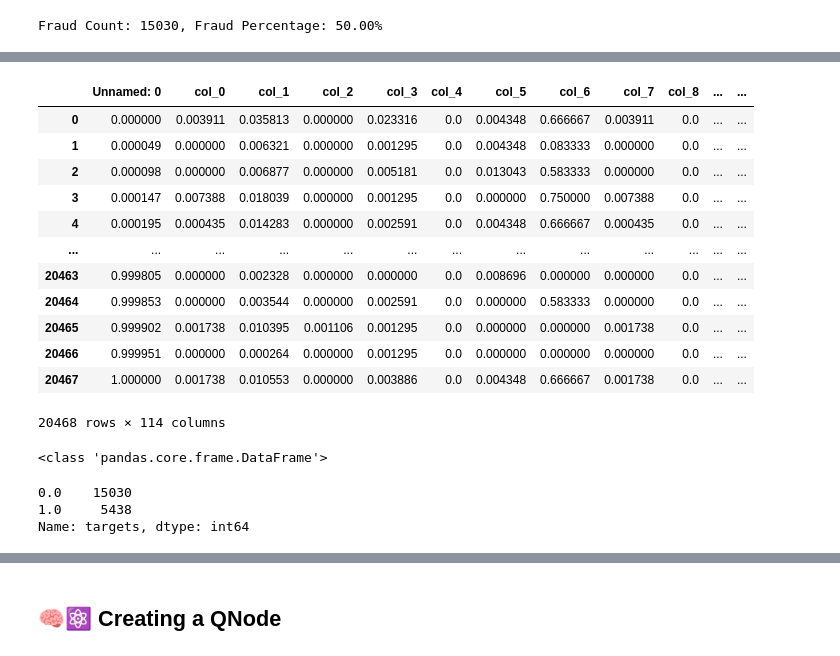
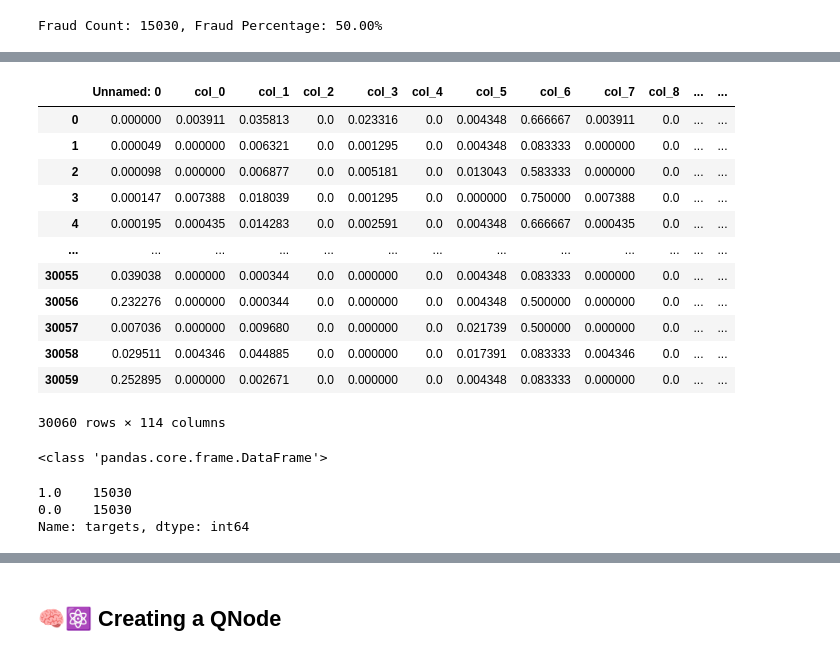
Before and after one commit to jacopomartellotto/QML_Anomaly_Detection, a Jupyter notebook: QNN.ipynb, the cells around one changed output, grey strips where cells are left out. Drawn from its saved outputs; the diff is of its cells as text; code cells hidden in the pictures.

```diff
--- a/QNN.ipynb
+++ b/QNN.ipynb
@@ -90,7 +82,7 @@ print(f"Fraud Count: {fraud_count}, Fraud Percentage: {fraud_percentage:.2f}%")
 # %% [output]
 Fraud Count: 15030, Fraud Percentage: 50.00%
 # %%
-df=finance_df
-final_df=df
 df
+fraud_count, fraud_percentage = count_fraud_percentage(df, fraud_col='targets')
+print(f"Fraud Count: {fraud_count}, Fraud Percentage: {fraud_percentage:.2f}%")
 # %% [output]
@@ -110,25 +90,25 @@ df
 # %%
 # Apply Min-Max Scaling to normalize all features in final_df between 0 and 1.
 # This helps ensure that all features contribute equally to the model's performance.
 from sklearn.preprocessing import MinMaxScaler
 
 scaler = MinMaxScaler()
-final_df[final_df.columns] = scaler.fit_transform(final_df[final_df.columns])
-final_df
+df[df.columns] = scaler.fit_transform(df[df.columns])
+df
 # %% [output]
 |  | Unnamed: 0 | col_0 | col_1 | col_2 | col_3 | col_4 | col_5 | col_6 | col_7 | col_8 | ... | ... |
-| 0 | 0.000000 | 0.003911 | 0.035813 | 0.000000 | 0.023316 | 0.0 | 0.004348 | 0.666667 | 0.003911 | 0.0 | ... | ... |
-| 1 | 0.000049 | 0.000000 | 0.006321 | 0.000000 | 0.001295 | 0.0 | 0.004348 | 0.083333 | 0.000000 | 0.0 | ... | ... |
-| 2 | 0.000098 | 0.000000 | 0.006877 | 0.000000 | 0.005181 | 0.0 | 0.013043 | 0.583333 | 0.000000 | 0.0 | ... | ... |
-| 3 | 0.000147 | 0.007388 | 0.018039 | 0.000000 | 0.001295 | 0.0 | 0.000000 | 0.750000 | 0.007388 | 0.0 | ... | ... |
-| 4 | 0.000195 | 0.000435 | 0.014283 | 0.000000 | 0.002591 | 0.0 | 0.004348 | 0.666667 | 0.000435 | 0.0 | ... | ... |
+| 0 | 0.000000 | 0.003911 | 0.035813 | 0.0 | 0.023316 | 0.0 | 0.004348 | 0.666667 | 0.003911 | 0.0 | ... | ... |
+| 1 | 0.000049 | 0.000000 | 0.006321 | 0.0 | 0.001295 | 0.0 | 0.004348 | 0.083333 | 0.000000 | 0.0 | ... | ... |
+| 2 | 0.000098 | 0.000000 | 0.006877 | 0.0 | 0.005181 | 0.0 | 0.013043 | 0.583333 | 0.000000 | 0.0 | ... | ... |
+| 3 | 0.000147 | 0.007388 | 0.018039 | 0.0 | 0.001295 | 0.0 | 0.000000 | 0.750000 | 0.007388 | 0.0 | ... | ... |
+| 4 | 0.000195 | 0.000435 | 0.014283 | 0.0 | 0.002591 | 0.0 | 0.004348 | 0.666667 | 0.000435 | 0.0 | ... | ... |
 | ... | ... | ... | ... | ... | ... | ... | ... | ... | ... | ... | ... | ... |
-| 20463 | 0.999805 | 0.000000 | 0.002328 | 0.000000 | 0.000000 | 0.0 | 0.008696 | 0.000000 | 0.000000 | 0.0 | ... | ... |
-| 20464 | 0.999853 | 0.000000 | 0.003544 | 0.000000 | 0.002591 | 0.0 | 0.000000 | 0.583333 | 0.000000 | 0.0 | ... | ... |
-| 20465 | 0.999902 | 0.001738 | 0.010395 | 0.001106 | 0.001295 | 0.0 | 0.000000 | 0.000000 | 0.001738 | 0.0 | ... | ... |
-| 20466 | 0.999951 | 0.000000 | 0.000264 | 0.000000 | 0.001295 | 0.0 | 0.000000 | 0.000000 | 0.000000 | 0.0 | ... | ... |
-| 20467 | 1.000000 | 0.001738 | 0.010553 | 0.000000 | 0.003886 | 0.0 | 0.004348 | 0.666667 | 0.001738 | 0.0 | ... | ... |
+| 30055 | 0.039038 | 0.000000 | 0.000344 | 0.0 | 0.000000 | 0.0 | 0.004348 | 0.083333 | 0.000000 | 0.0 | ... | ... |
+| 30056 | 0.232276 | 0.000000 | 0.000344 | 0.0 | 0.000000 | 0.0 | 0.004348 | 0.500000 | 0.000000 | 0.0 | ... | ... |
+| 30057 | 0.007036 | 0.000000 | 0.009680 | 0.0 | 0.000000 | 0.0 | 0.021739 | 0.500000 | 0.000000 | 0.0 | ... | ... |
+| 30058 | 0.029511 | 0.004346 | 0.044885 | 0.0 | 0.000000 | 0.0 | 0.017391 | 0.083333 | 0.004346 | 0.0 | ... | ... |
+| 30059 | 0.252895 | 0.000000 | 0.002671 | 0.0 | 0.000000 | 0.0 | 0.004348 | 0.083333 | 0.000000 | 0.0 | ... | ... |
-20468 rows × 114 columns
+30060 rows × 114 columns
 # %%
 y = df['targets']
 X = df.drop(columns=['targets'])
@@ -138,8 +118,8 @@ print(type(X))
 y.value_counts()
 # %% [output]
 <class 'pandas.core.frame.DataFrame'>
+1.0    15030
 0.0    15030
-1.0     5438
 Name: targets, dtype: int64
 # %%
 from sklearn.model_selection import train_test_split
```
Also changed, not shown: parts of 15 cells of this notebook, 9 other files.
